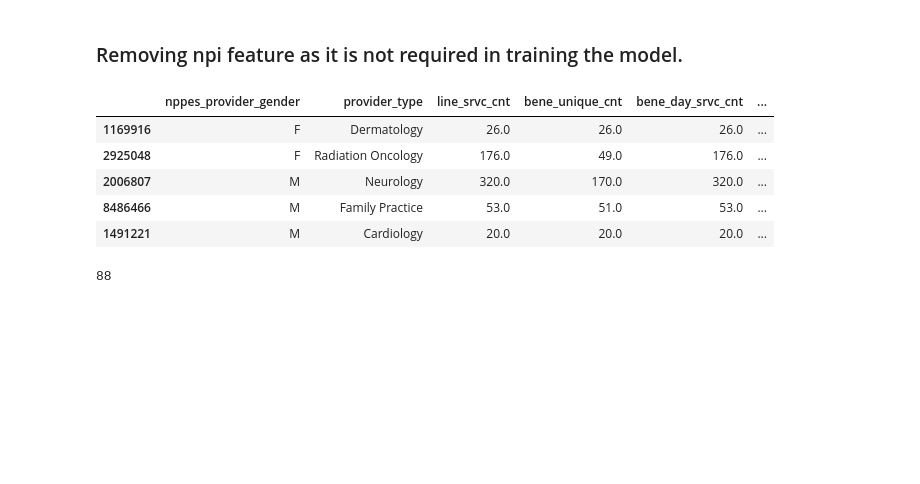
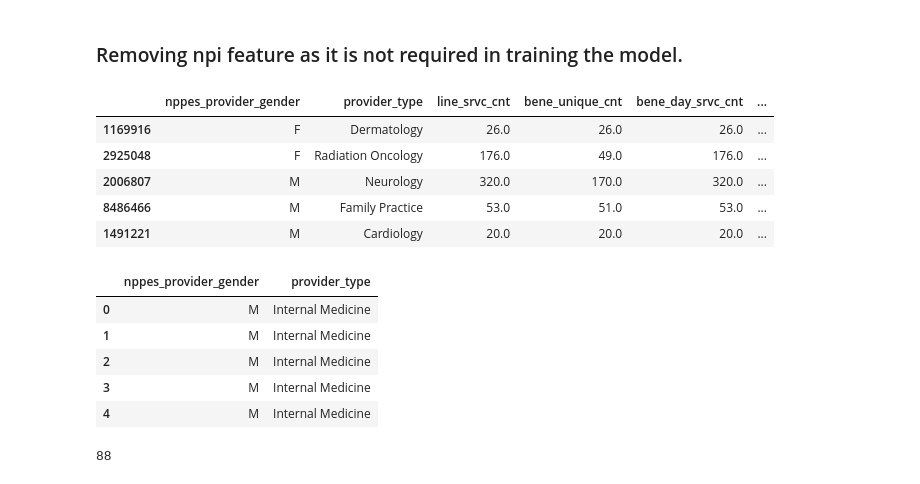
Before and after one commit to raoamalik/detecting_healthcare_provider_fraud, a Jupyter notebook: detecting_healthcare_provider_fraud.ipynb, the cells around one changed output. Saved outputs shown, nothing was run; the diff lists cells and outputs as text; code cells hidden in the pictures; blank space fills up the shorter version.

```diff
--- a/detecting_healthcare_provider_fraud.ipynb
+++ b/detecting_healthcare_provider_fraud.ipynb
@@ -466,6 +466,19 @@ X_train.head()
 | 2006807 | M | Neurology | 320.0 | 170.0 | 320.0 | ... |
 | 8486466 | M | Family Practice | 53.0 | 51.0 | 53.0 | ... |
 | 1491221 | M | Cardiology | 20.0 | 20.0 | 20.0 | ... |
+# %%
+# selecting the categorical features
+
+cat_features = labeled_final.select_dtypes(include=[object])
+
+cat_features.head()
+# %% [output]
+|  | nppes_provider_gender | provider_type |
+| 0 | M | Internal Medicine |
+| 1 | M | Internal Medicine |
+| 2 | M | Internal Medicine |
+| 3 | M | Internal Medicine |
+| 4 | M | Internal Medicine |
 # %%
 X_train['provider_type'].nunique()
 # %% [output]
```
Also changed, not shown: parts of 12 cells of this notebook.
